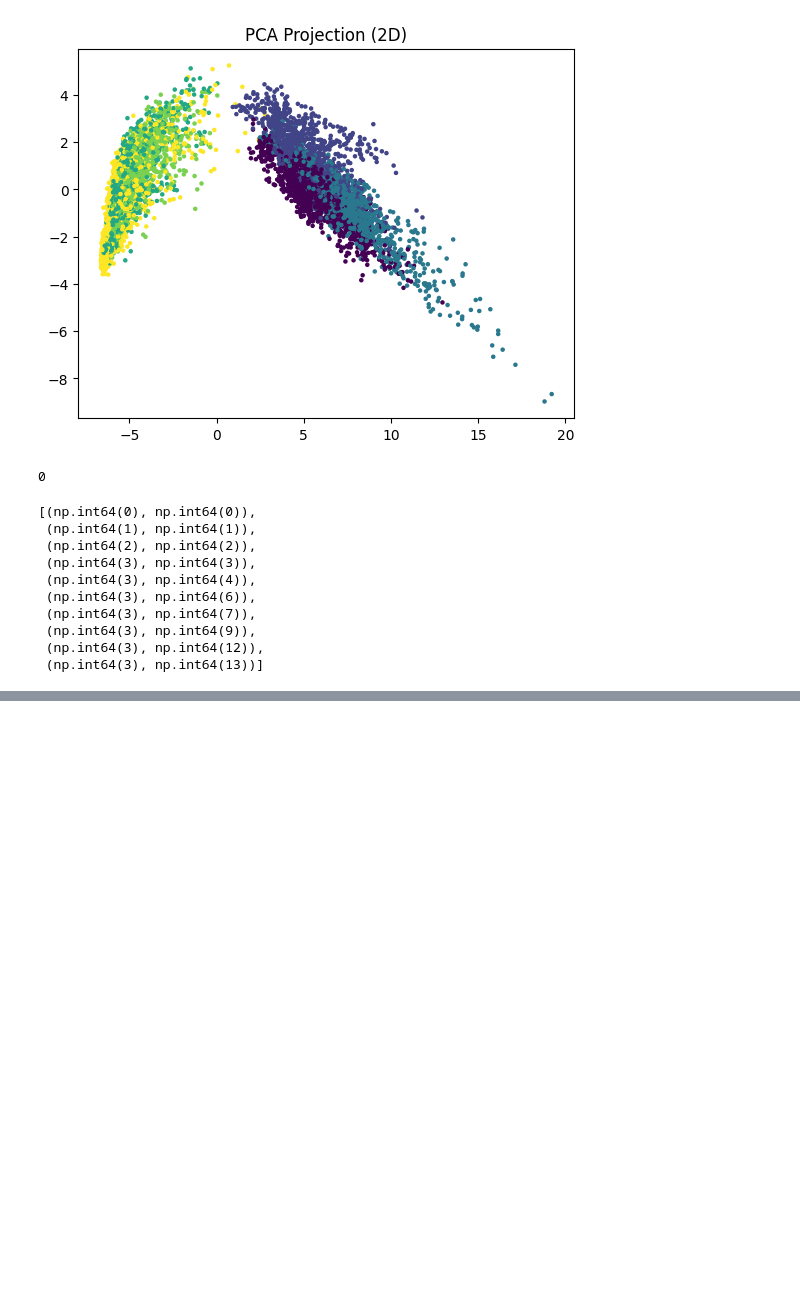
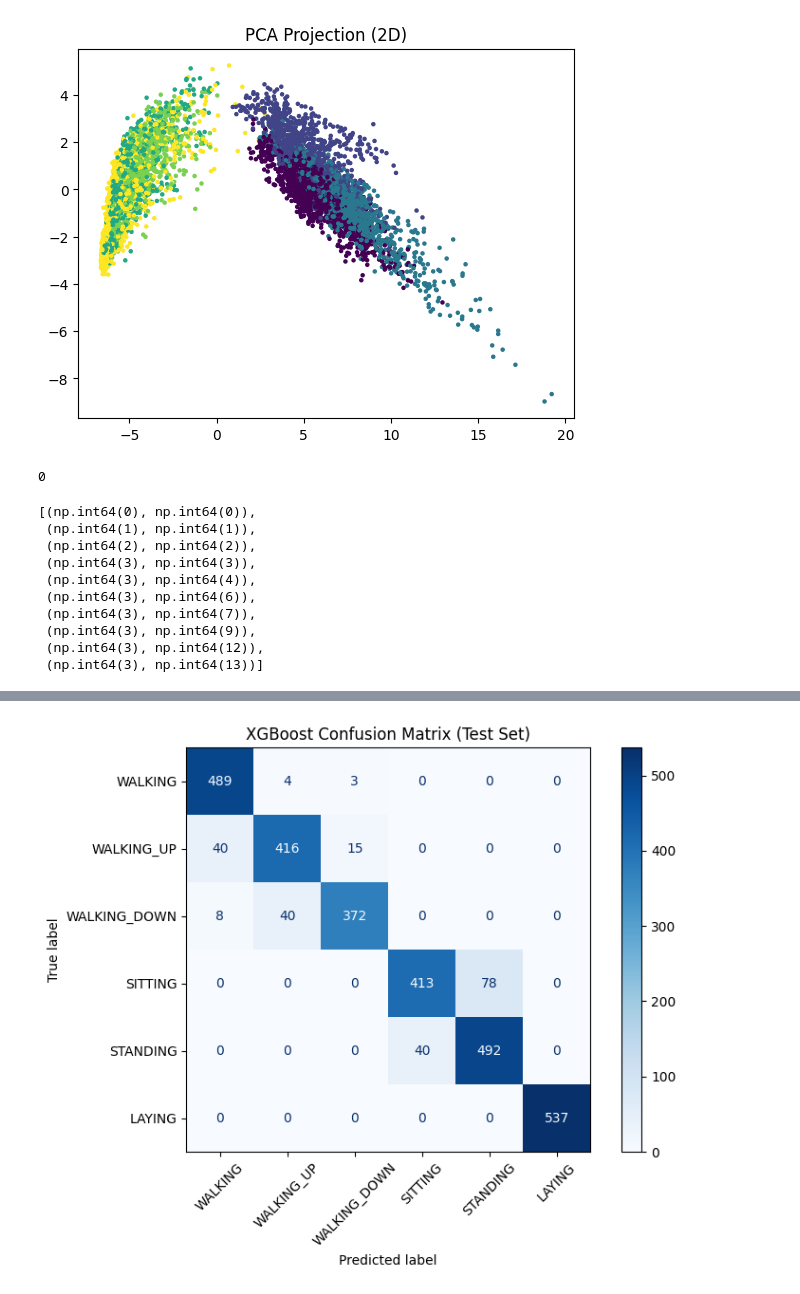
Before and after one commit to Akshatb2006/ActiTrace, a Jupyter notebook: DataSet_Explore.ipynb, the cells around one changed output, grey strips where cells are left out. Drawn from its saved outputs; the diff is of its cells as text; code cells hidden in the pictures; blank space fills up the shorter version.

Commit message:
model training

```diff
--- a/DataSet_Explore.ipynb
+++ b/DataSet_Explore.ipynb
@@ -173,0 +199,2 @@ list(zip(high_corr_pairs[0], high_corr_pairs[1]))[:10]
+# %%
+y_train = y_train["activity"] - 1
@@ -173,0 +278,7 @@ list(zip(high_corr_pairs[0], high_corr_pairs[1]))[:10]
+# %%
+top_features = feature_importance_df.head(100)["feature"]
+
+X_train_selected = X_train[top_features]
+X_test_selected = X_test[top_features]
+
+print(f"Selected features: {X_train_selected.shape[1]}")
@@ -173,0 +328,13 @@ list(zip(high_corr_pairs[0], high_corr_pairs[1]))[:10]
+# %%
+from sklearn.metrics import accuracy_score, classification_report, f1_score
+
+y_val_pred = xgb_model.predict(X_val)
+
+activity_labels = ["WALKING", "WALKING_UP", "WALKING_DOWN", "SITTING", "STANDING", "LAYING"]
+
+val_acc = accuracy_score(y_val, y_val_pred)
+val_f1 = f1_score(y_val, y_val_pred, average="macro")
+
+print(f"Validation Accuracy: {val_acc:.4f}")
+print(f"Validation Macro F1: {val_f1:.4f}  ← main metric\n")
+print(classification_report(y_val, y_val_pred, target_names=activity_labels))
@@ -173,0 +357,9 @@ list(zip(high_corr_pairs[0], high_corr_pairs[1]))[:10]
+# %%
+y_test_pred = xgb_model.predict(X_test_selected)
+
+test_acc = accuracy_score(y_test, y_test_pred)
+test_f1 = f1_score(y_test, y_test_pred, average="macro")
+
+print(f"Test Accuracy: {test_acc:.4f}")
+print(f"Test Macro F1: {test_f1:.4f}\n")
+print(classification_report(y_test, y_test_pred, target_names=activity_labels))
@@ -173,0 +382,13 @@ list(zip(high_corr_pairs[0], high_corr_pairs[1]))[:10]
+# %%
+from sklearn.metrics import confusion_matrix, ConfusionMatrixDisplay
+
+cm = confusion_matrix(y_test, y_test_pred)
+
+fig, ax = plt.subplots(figsize=(8, 6))
+disp = ConfusionMatrixDisplay(confusion_matrix=cm, display_labels=activity_labels)
+disp.plot(ax=ax, cmap="Blues", xticks_rotation=45)
+plt.title("XGBoost Confusion Matrix (Test Set)")
+plt.tight_layout()
+plt.show()
+# %% [output]
+[figure, added]
```
Also changed, not shown: parts of 14 cells of this notebook.
